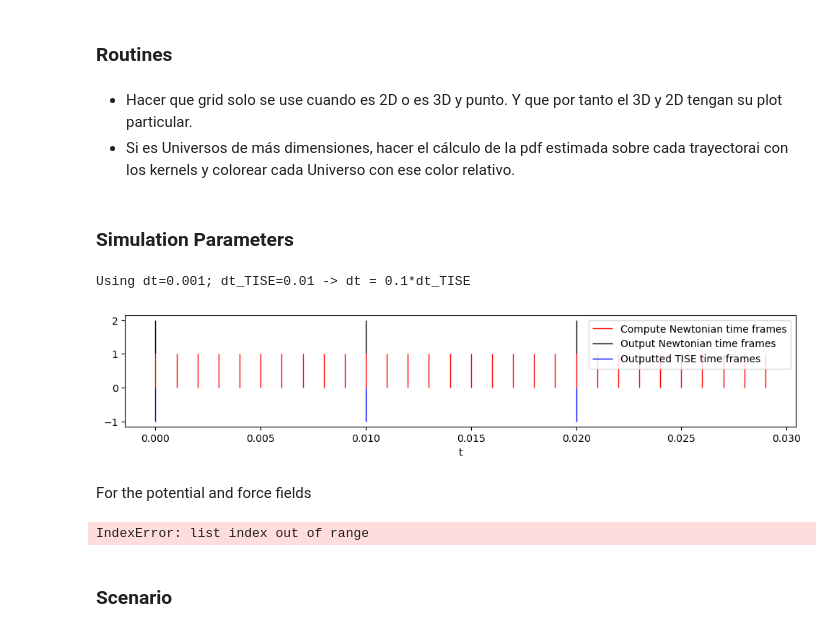
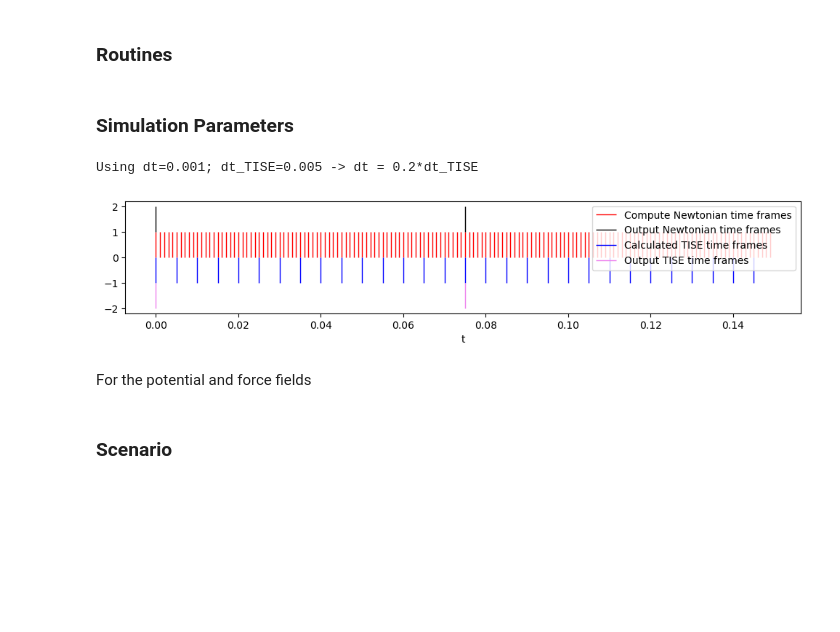
Before and after one commit to Oiangu9/_Miscellaneous, a Jupyter notebook: SSN/FINAL_Project_the_Inter_Universe_Interaction/M_ND_Newtonian_Interacting_Universes.ipynb, the cells around one changed output. Saved outputs shown, nothing was run; the diff lists cells and outputs as text; code cells hidden in the pictures; blank space fills up the shorter version.

```diff
--- a/SSN/FINAL_Project_the_Inter_Universe_Interaction/M_ND_Newtonian_Interacting_Universes.ipynb
+++ b/SSN/FINAL_Project_the_Inter_Universe_Interaction/M_ND_Newtonian_Interacting_Universes.ipynb
@@ -139,12 +148,11 @@ def estimate_pdf_from_trajs(trajs, grid, sigma, real_dtype):
-# %% [markdown]
-- Hacer que grid solo se use cuando es 2D o es 3D y punto. Y que por tanto el 3D y 2D tengan su plot particular.
-- Si es Universos de más dimensiones, hacer el cálculo de la pdf estimada sobre cada trayectorai con los kernels y colorear cada Universo con ese color relativo.
 # %% [markdown]
 ### Simulation Parameters
 # %%
 # If want to use reference TISE simulation for comparison, write
 # the same experiment name and the paths to the outputs
-exp_name = "2D_test"
+exp_name = "2D_double_slit"
+TISE_path = f"./OUTPUTS/TISE_2D/{exp_name}/"
+#TISE_path = None
 
 # Number precision
 complex_dtype = cnp.csingle # 64 bit #cnp.cdouble # 128 bit
@@ -156,14 +164,14 @@ dt = 0.001
 # The standard deviation of the kernel gaussians
 sigma = 1
 
-TISE_path = f"./OUTPUTS/TISE_2D/{exp_name}/"
+
 # IF USING TISE DATA AS REFERENCE! ###########################################
 if TISE_path:
     with open(f"{TISE_path}/Settings.txt", "r") as f:
         numIts_TISE = int(f.readline().split("numIts ")[1])
         dt_TISE = float(f.readline().split("dt ")[1])
         outputEvery_TISE = int(f.readline().split("outputEvery ")[1])
-        Ns = [float(x) for x in f.readline().split("Ns ")[1].split('[')[1].split(']')[0].split(',')]
+        Ns_pdf = [int(x) for x in f.readline().split("Ns ")[1].split('[')[1].split(']')[0].split(',')]
         xlowers = [float(x) for x in f.readline().split("xlowers ")[1].split('[')[1].split(']')[0].split(',')]
         xuppers = [float(x) for x in f.readline().split("xuppers ")[1].split('[')[1].split(']')[0].split(',')]
         numDofUniv = int(f.readline().split("numDofUniv ")[1])
@@ -188,68 +196,86 @@ if TISE_path:
             dt=dt_TISE
 
         print(f"Using dt={dt:.3}; dt_TISE={dt_TISE:.3} -> dt = {dt/dt_TISE:.3}*dt_TISE")
-
+        use_external_forces_and_pdf_grid=True
         # Match the output number
         outputEvery = int(dt_TISE//dt)
+        # now match exactly the outputed frames
+        outputEvery = outputEvery_TISE*outputEvery
 
         # Total number of iterations
         numIts = int(numIts_TISE*(dt_TISE//dt))
 
 
         # Time grid
         ts = np.array([dt*j for j in range(numIts)])
+        output_ts = ts[::outputEvery]
         ts_TISE = np.array([dt_TISE*j for j in range(numIts_TISE)])
+        output_ts_TISE=ts_TISE[::outputEvery_TISE]
 
         fig=plt.figure(figsize=(12, 2))
         ax=fig.add_subplot(111)
-        ax.vlines(ts[:3*int(dt_TISE//dt)], 0, 1,  label="Compute Newtonian time frames", color="red", linewidth=1)
-        ax.vlines(ts[:3*int(dt_TISE//dt):outputEvery], 1, 2,  label="Output Newtonian time frames", color="black", linewidth=1)
-        ax.vlines(ts_TISE[:3], -1, 0,  label="Outputted TISE time frames", color="blue", linewidth=1)
+        ax.vlines(ts[:2*outputEvery_TISE*int(dt_TISE//dt)], 0, 1,  label="Compute Newtonian time frames", color="red", linewidth=1)
+        ax.vlines(ts[:2*outputEvery_TISE*int(dt_TISE//dt):outputEvery], 1, 2,  label="Output Newtonian time frames", color="black", linewidth=1)
+        ax.vlines(ts_TISE[:2*outputEvery_TISE], -1, 0,  label="Calculated TISE time frames", color="blue", linewidth=1)
+        ax.vlines(ts_TISE[:2*outputEvery_TISE:outputEvery_TISE], -1, -2,  label="Output TISE time frames", color="violet", linewidth=1)
         ax.legend()
         ax.set_xlabel("t")
         plt.show()
 else: #####################################################################
     # IF NOT USING TISE DATA AS REFERENCE!
     # Number of Tangent Universes
-    numTrajs=80
+    numTrajs=1000
 
     # Number of Dimensions per Universe, aka configuration space
-    numDofUniv = 3
-    numDofPartic = 3
+    numDofUniv = 2
+    numDofPartic = 2
+
+    numIts = 1000
+    ts = np.array([dt*j for j in range(numIts)])
+
+    outputEvery = 5
 
     # Masses per dof
     ms = cnp.array([1]*numDofUniv)[cnp.newaxis, :]
 
     # Constants
     K_coulomb=1
     hbar = 1
     qs=cnp.array([1]*(numDofUniv//numDofPartic))
+    qs[-1]=-1
 
     # Intervals for calculating the wave function
-    xlowers = [-4,-4,-4]
-    xuppers = [4,4,4]
+    xlowers = [-3, -4]
+    xuppers = [9, 4]
+    assert len(xlowers)==numDofUniv
 
-    # Spatial nodes for the pdf estimation and potential fields
-    Ns = [10,10,10] # (Nx, Ny, Nz)
+    # If generating a N1 x N2 x N3 x...x NdofUniv x dofUniv is a reasonable thing
+    use_external_forces_and_pdf_grid=True
+    if use_external_forces_and_pdf_grid:
+        # Spatial nodes for the pdf estimation and potential fields
+        Ns_pdf = [200]*numDofUniv # (Nx, Ny, Nz)
 # %% [output]
-Using dt=0.001; dt_TISE=0.01 -> dt = 0.1*dt_TISE
+Using dt=0.001; dt_TISE=0.005 -> dt = 0.2*dt_TISE
-[figure, old version]
+[figure, new version]
 # %% [markdown]
 For the potential and force fields
 # %%
-# Increments to be used per dimension
-dxs = [(xuppers[j]-xlowers[j])/(Ns[j]-1) for j in range(numDofUniv)] # (dx, dy, dz)
-dxs = cnp.array(dxs)[cnp.newaxis,:]
+if use_external_forces_and_pdf_grid:
+    Ns_potential = [500]*numDofUniv # (Nx, Ny, Nz)
+    # Increments to be used per dimension
+    dxs = [(xuppers[j]-xlowers[j])/(Ns_potential[j]-1) for j in range(numDofUniv)] # (dx, dy, dz)
+    dxs = cnp.array(dxs)[cnp.newaxis,:]
 
-#Create coordinates at which the solution will be calculated
-nodes = [cnp.linspace(xlowers[j], xuppers[j], Ns[j]) for j in range(3)] # (xs, ys, zs)
+    #Create coordinates at which the solution will be calculated
+    nodes_pdf = [cnp.linspace(xlowers[j], xuppers[j], Ns_pdf[j]) for j in range(numDofUniv)] # (xs, ys, zs)
+    nodes_potential = [cnp.linspace(xlowers[j], xuppers[j], Ns_potential[j]) for j in range(numDofUniv)] # (xs, ys, zs)
+    # Create a node mesh sirve para 3D y 2D
+    grid_pdf=cnp.moveaxis(cnp.array(cnp.meshgrid(*nodes_pdf)).swapaxes(1,2), 0,-1) #[Nx,Ny,Nz,3]
+    grid_potential=cnp.moveaxis(cnp.array(cnp.meshgrid(*nodes_potential)).swapaxes(1,2), 0,-1) #[Nx,Ny,Nz,3]
+
 xlowers = cnp.array(xlowers)[cnp.newaxis, :]
 xuppers = cnp.array(xuppers)[cnp.newaxis, :]
-
-# Create a node mesh
-grid=cnp.array(cnp.meshgrid(*nodes)).swapaxes(1,2) #[3,Nx,Ny,Nz]
+ms = np.array(ms)[np.newaxis,:]
-# %% [output]
-IndexError: list index out of range
 # %% [markdown]
 ### Scenario
 # %% [markdown]
```
Also changed, not shown: parts of 25 cells of this notebook, 2 other files.
